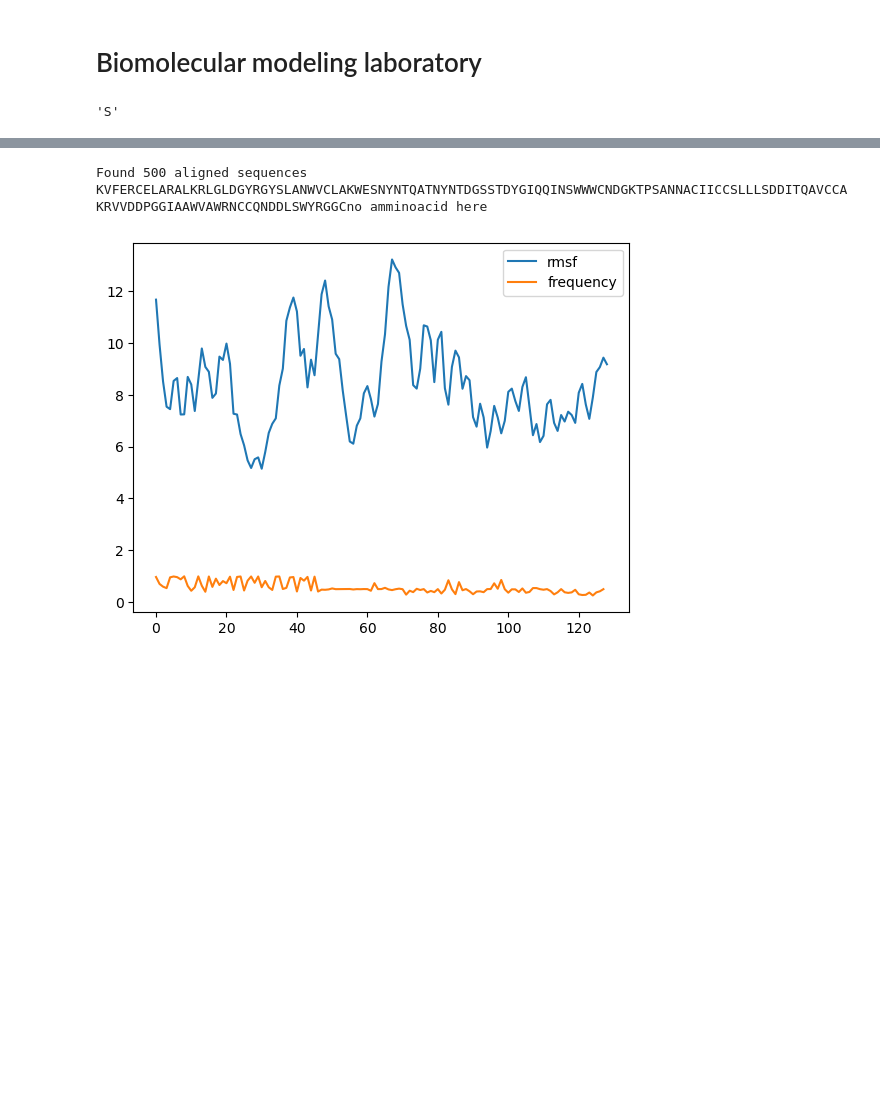
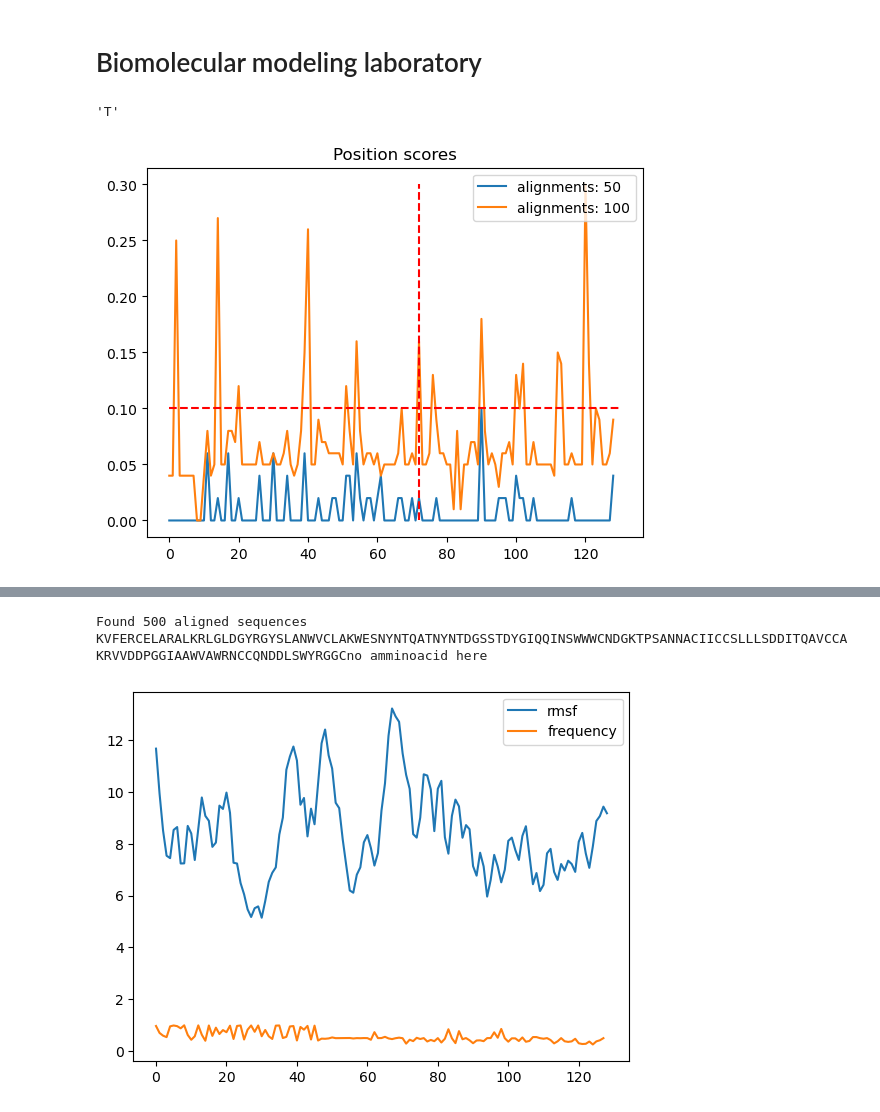
Before and after one commit to FilippoIspanico/Biomolecular-Modelling-Laboratory, a Jupyter notebook: analysis/sample.ipynb, the cells around one changed output, grey strips where cells are left out. Cells and saved outputs as stored; diff of their text form; code cells hidden in the pictures; blank space fills up the shorter version.

Commit message:
new scoring for position

```diff
--- a/analysis/sample.ipynb
+++ b/analysis/sample.ipynb
@@ -7,6 +9,29 @@ from scipy.signal import correlate
 # %%
 
 reference_sequence = 'KVFGRCELAAAMKRHGLDNYRGYSLGNWVCAAKFESNFNTQATNRNTDGSTDYGILQINSRWWCNDGRTPGSRNLCNIPCSALLSSDITASVNCAKKIVSDGNGMNAWVAWRNRCKGTDVQAWIRGCRL'
-reference_sequence[71]
+reference_sequence[46]
 # %% [output]
-'S'
+'T'
+# %%
+def get_sequences(filename: str):
+    alignments = open(filename)
+    lines = alignments.readlines()
+    n_lines = len(lines)
+
+    sequences = []
+
+    for idx, line in enumerate(lines):
+        if line.startswith('>'):
+            current_sequence = ""
+            i = 1
+            while (idx + i) < n_lines and not lines[idx + i].startswith('>'):  # continua fino alla prossima '>'
+                current_sequence += lines[idx + i].strip()  # rimuove newline
+                i += 1
+            sequences.append(current_sequence)
+
+
+    # number_of_sequences = len(sequences)
+    # print(f'Found {number_of_sequences} aligned sequences')
+    return  sequences
+
+test_sequences = get_sequences('data/seqdump_500.txt')
@@ -12,0 +73,18 @@ reference_sequence[71]
+# %%
+import matplotlib.pyplot as plt
+
+
+
+for alignment_considered in [50, 100]: # 250 500, 1000, 5000
+    filename = f"seqdump_{alignment_considered}.txt"
+    position_scores = scores(reference_sequence, f'data/{filename}')
+    plt.plot(position_scores, label = f'alignments: {alignment_considered}')
+
+
+plt.plot( 72*np.ones(100), np.linspace(0, 0.3, 100), 'r--')
+plt.plot( np.linspace(0, 130, 100), 0.1*np.ones(100), 'r--')
+plt.legend()
+plt.title('Position scores')
+plt.show()
+# %% [output]
+[figure, added]
```
Also changed, not shown: parts of 4 cells of this notebook, 4 other files.
